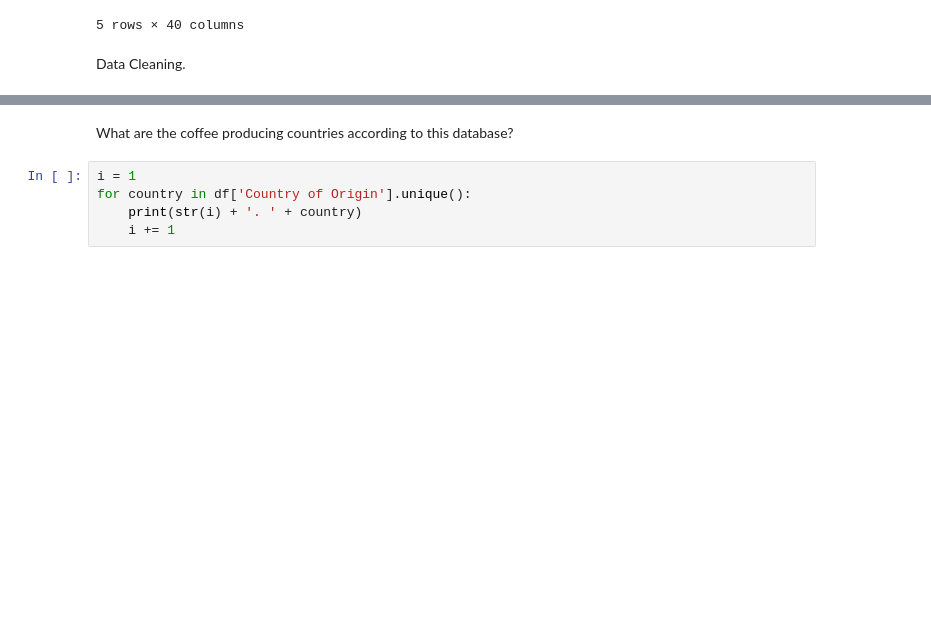
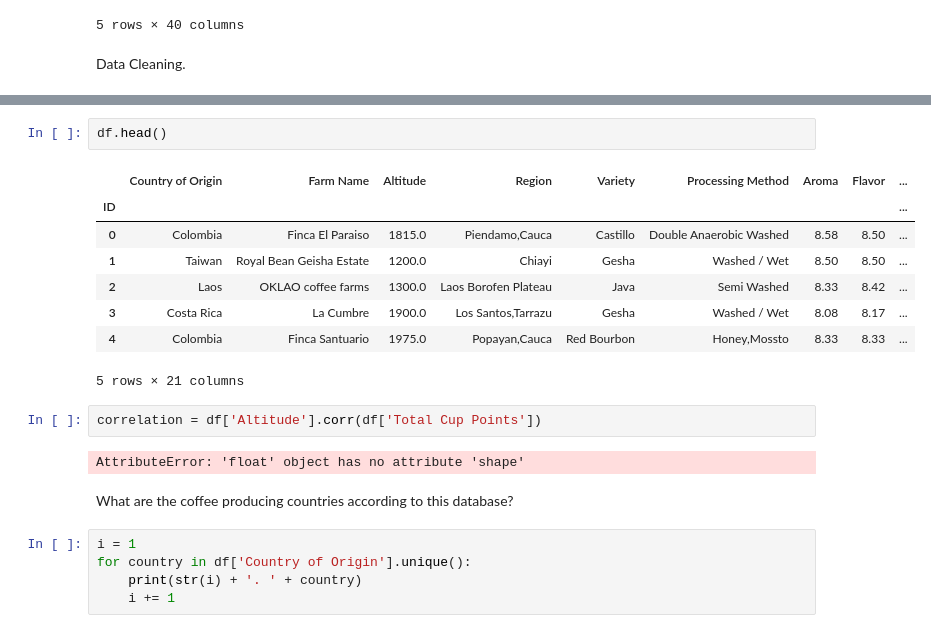
Before and after one commit to sebastianlortiz/Coffee-Data-Visualization-Project, a Jupyter notebook: Coffee Project.ipynb, the cells around one changed output, grey strips where cells are left out. Saved outputs shown, nothing was run; the diff lists cells and outputs as text; blank space fills up the shorter version.

```diff
--- a/Coffee Project.ipynb
+++ b/Coffee Project.ipynb
@@ -113,3 +131,18 @@ df
+# %%
+df.head()
+# %% [output]
+|  | Country of Origin | Farm Name | Altitude | Region | Variety | Processing Method | Aroma | Flavor | ... |
+| ID |  |  |  |  |  |  |  |  | ... |
+| 0 | Colombia | Finca El Paraiso | 1815.0 | Piendamo,Cauca | Castillo | Double Anaerobic Washed | 8.58 | 8.50 | ... |
+| 1 | Taiwan | Royal Bean Geisha Estate | 1200.0 | Chiayi | Gesha | Washed / Wet | 8.50 | 8.50 | ... |
+| 2 | Laos | OKLAO coffee farms | 1300.0 | Laos Borofen Plateau | Java | Semi Washed | 8.33 | 8.42 | ... |
+| 3 | Costa Rica | La Cumbre | 1900.0 | Los Santos,Tarrazu | Gesha | Washed / Wet | 8.08 | 8.17 | ... |
+| 4 | Colombia | Finca Santuario | 1975.0 | Popayan,Cauca | Red Bourbon | Honey,Mossto | 8.33 | 8.33 | ... |
+5 rows × 21 columns
+# %%
+correlation = df['Altitude'].corr(df['Total Cup Points'])
+# %% [output]
+AttributeError: 'float' object has no attribute 'shape'
 # %% [markdown]
 What are the coffee producing countries according to this database?
 # %%
```
Also changed, not shown: parts of 16 cells of this notebook.
